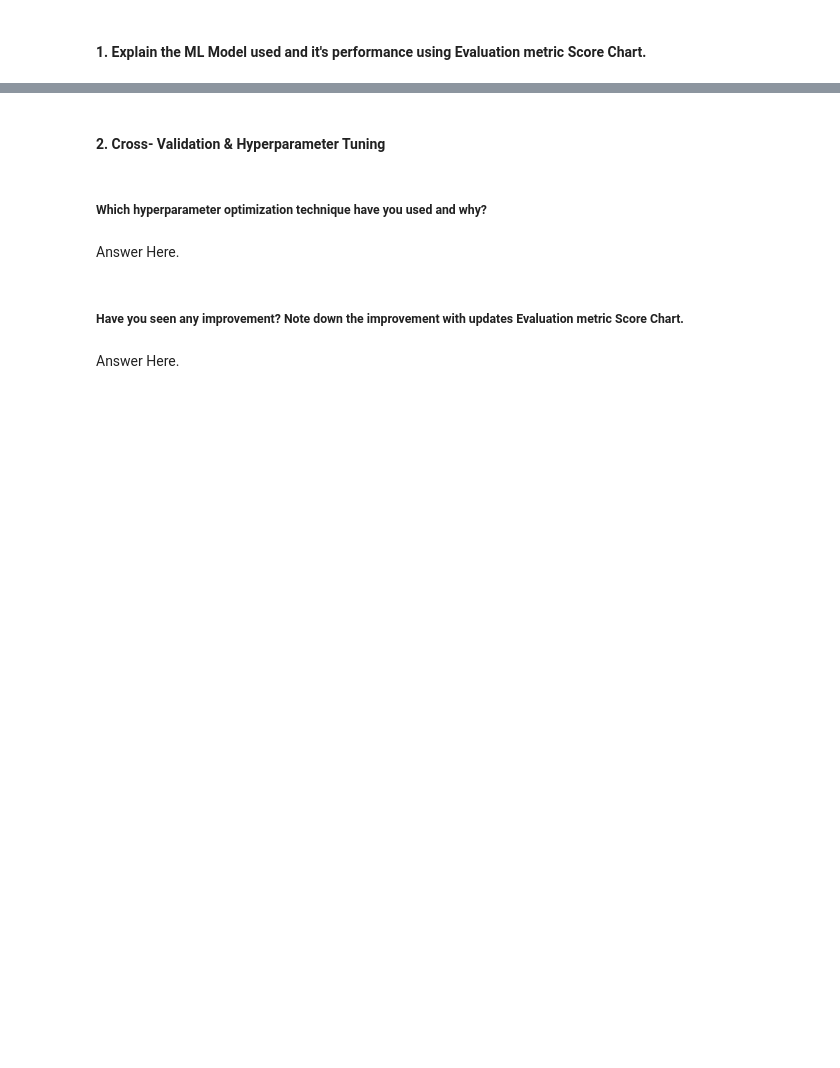
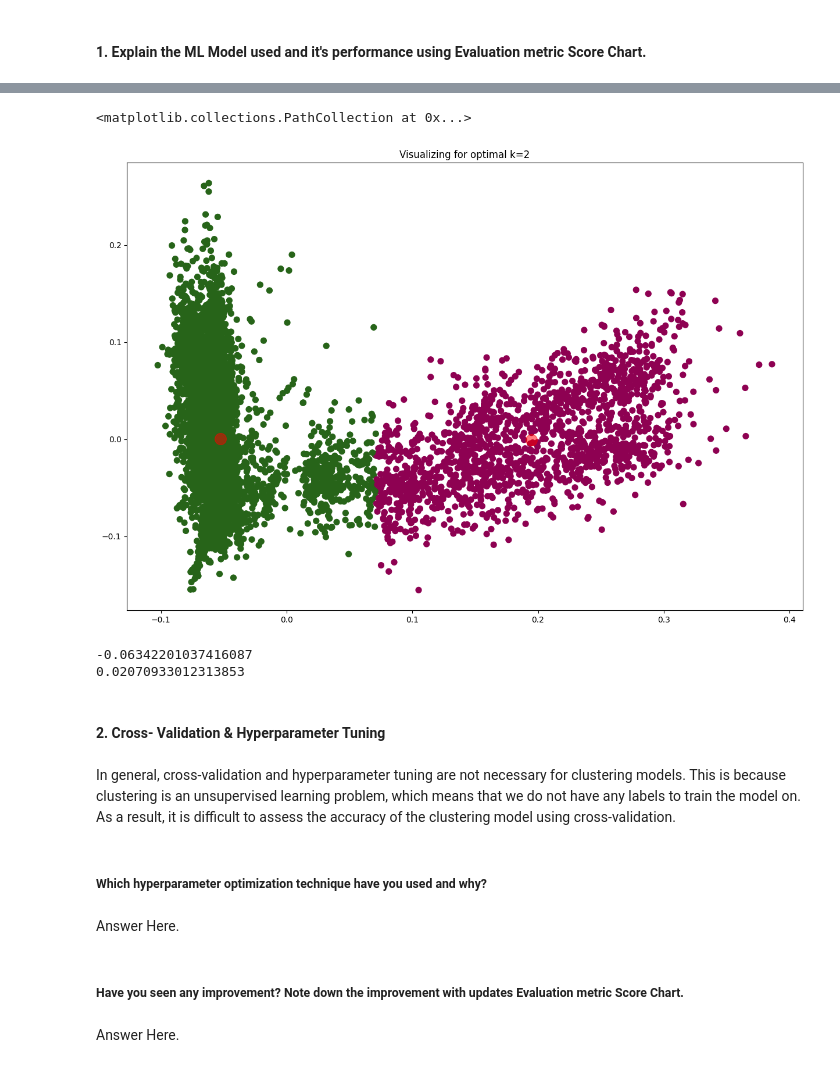
Before and after one commit to sanidhya1996/Unsupervised-ML., a Jupyter notebook: NETFLIX_MOVIES_AND_TV_SHOWS_CLUSTERING.ipynb, the cells around one changed output, grey strips where cells are left out. Saved outputs shown, nothing was run; the diff lists cells and outputs as text; code cells hidden in the pictures; blank space fills up the shorter version.

```diff
--- a/NETFLIX_MOVIES_AND_TV_SHOWS_CLUSTERING.ipynb
+++ b/NETFLIX_MOVIES_AND_TV_SHOWS_CLUSTERING.ipynb
@@ -1598,0 +1643,5 @@ from sklearn.cluster import KMeans
+# %%
+from sklearn.cluster import KMeans
+kmeans = KMeans(n_clusters=2)
+kmeans.fit(X_transformed)
+y_kmeans = kmeans.predict(X_transformed)
@@ -1598,0 +1650,9 @@ from sklearn.cluster import KMeans
+# %%
+plt.figure(figsize=(15,10))
+plt.title('Visualizing for optimal k=2')
+plt.scatter(X_transformed[:,0],X_transformed[:,1],c=y_kmeans, s=50, cmap='PiYG')
+centers = kmeans.cluster_centers_
+plt.scatter(centers[:,0], centers[:,1], c='red', s=200,alpha=0.5)
+# %% [output]
+<matplotlib.collections.PathCollection at 0x...>
+[figure, added]
@@ -1599,5 +1662,15 @@ from sklearn.cluster import KMeans
+# %%
+from os import X_OK
+print(X_transformed[y_clusters == 0,0][1])
+print(X_transformed[y_clusters == 0,1][1])
+# %% [output]
+-0.06342201037416087
+0.02070933012313853
 # %% [markdown]
 #### 2. Cross- Validation & Hyperparameter Tuning
+# %% [markdown]
+
+In general, cross-validation and hyperparameter tuning are not necessary for clustering models. This is because clustering is an unsupervised learning problem, which means that we do not have any labels to train the model on. As a result, it is difficult to assess the accuracy of the clustering model using cross-validation.
 # %%
 # ML Model - 1 Implementation with hyperparameter optimization techniques (i.e., GridSearch CV, RandomSearch CV, Bayesian Optimization etc.)
 
```
Also changed, not shown: parts of 25 cells of this notebook.
